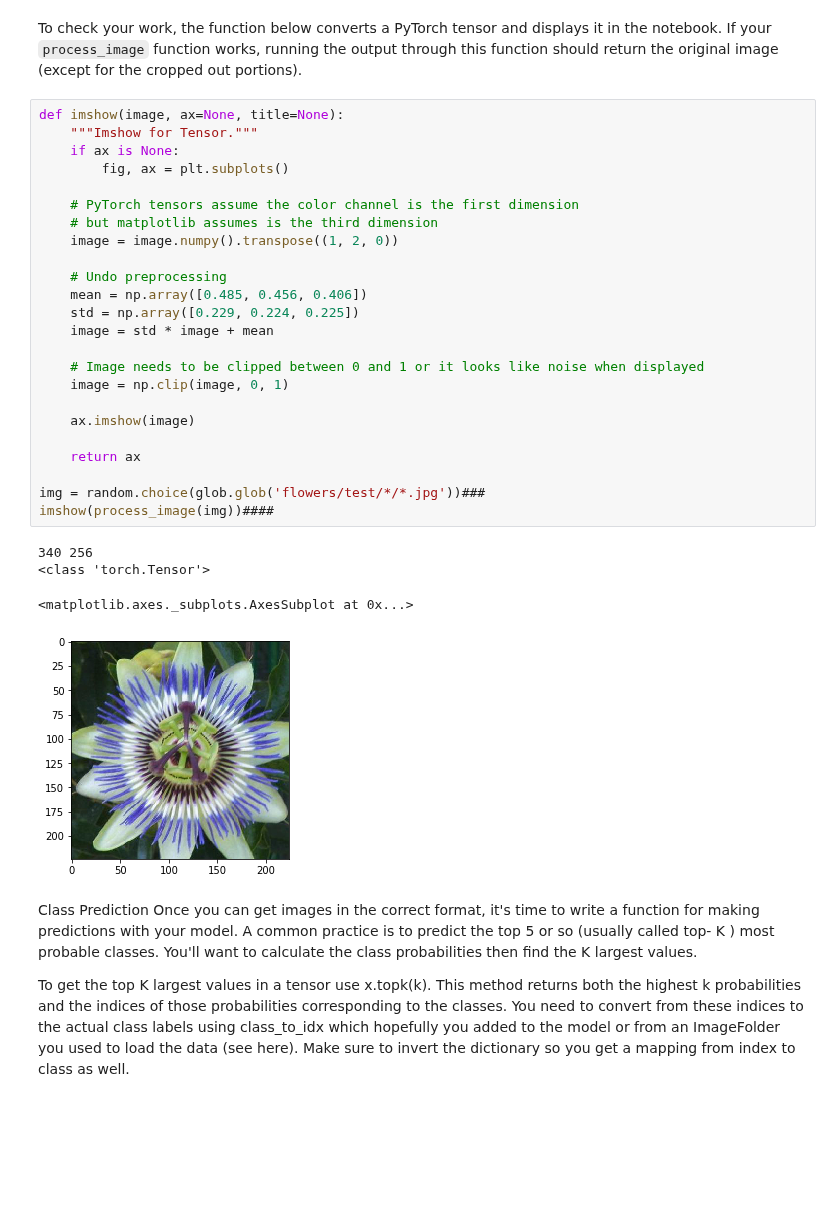
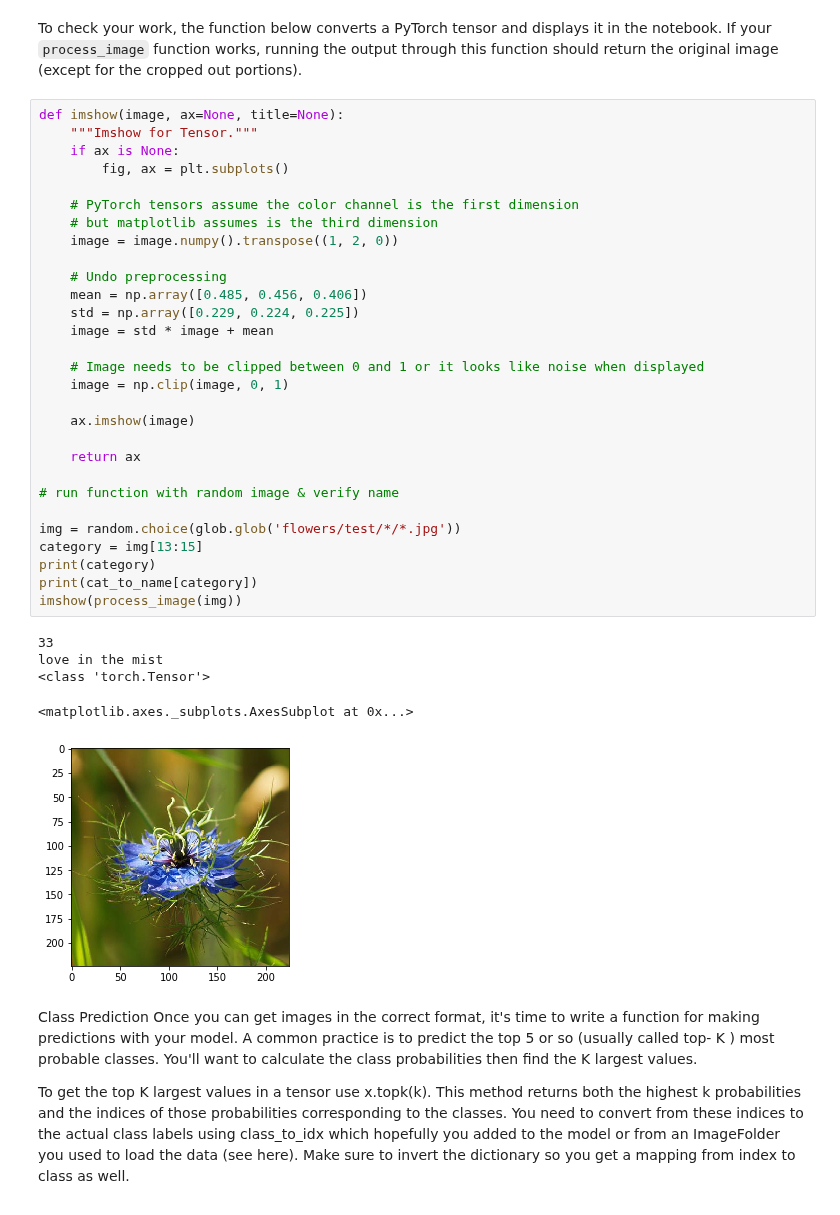
Before and after one commit to renee127/project_2_image_classifier, a Jupyter notebook: Image Classifier Project.ipynb, the cells around one changed output. Cells and saved outputs as stored; diff of their text form; blank space fills up the shorter version.

```diff
--- a/Image Classifier Project.ipynb
+++ b/Image Classifier Project.ipynb
@@ -740,32 +746,38 @@ To check your work, the function below converts a PyTorch tensor and displays it
 # %%
 def imshow(image, ax=None, title=None):
     """Imshow for Tensor."""
     if ax is None:
         fig, ax = plt.subplots()
 
     # PyTorch tensors assume the color channel is the first dimension
     # but matplotlib assumes is the third dimension
     image = image.numpy().transpose((1, 2, 0))
 
     # Undo preprocessing
     mean = np.array([0.485, 0.456, 0.406])
     std = np.array([0.229, 0.224, 0.225])
     image = std * image + mean
 
     # Image needs to be clipped between 0 and 1 or it looks like noise when displayed
     image = np.clip(image, 0, 1)
 
     ax.imshow(image)
 
     return ax
 
-img = random.choice(glob.glob('flowers/test/*/*.jpg'))###
-imshow(process_image(img))####
+# run function with random image & verify name
+
+img = random.choice(glob.glob('flowers/test/*/*.jpg'))
+category = img[13:15]
+print(category)
+print(cat_to_name[category])
+imshow(process_image(img))
 # %% [output]
-340 256
+33
+love in the mist
 <class 'torch.Tensor'>
 <matplotlib.axes._subplots.AxesSubplot at 0x...>
-[figure, old version]
+[figure, new version]
 # %% [markdown]
 Class Prediction
 Once you can get images in the correct format, it's time to write a function for making predictions with your model. A common practice is to predict the top 5 or so (usually called top- K ) most probable classes. You'll want to calculate the class probabilities then find the  K  largest values.
```
Also changed, not shown: parts of 9 cells of this notebook.
